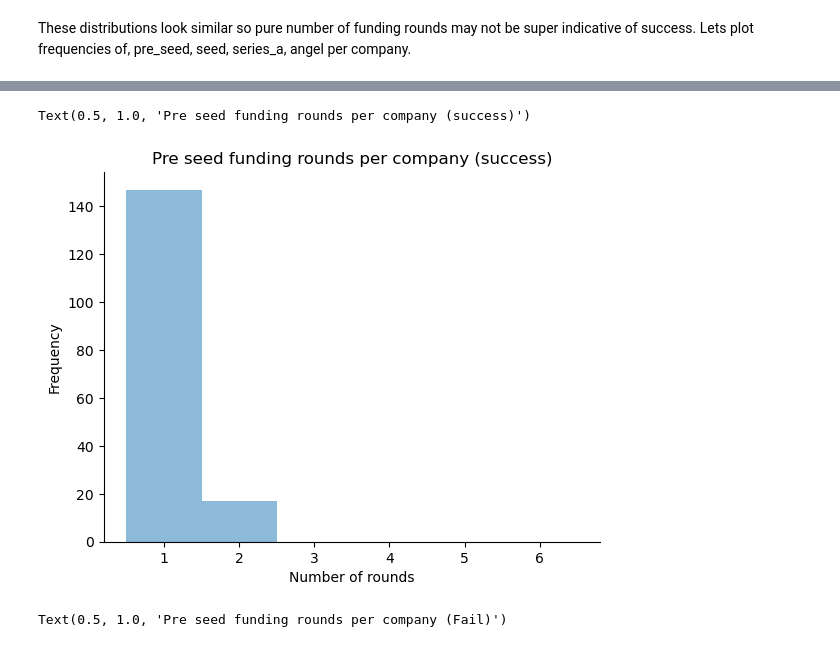
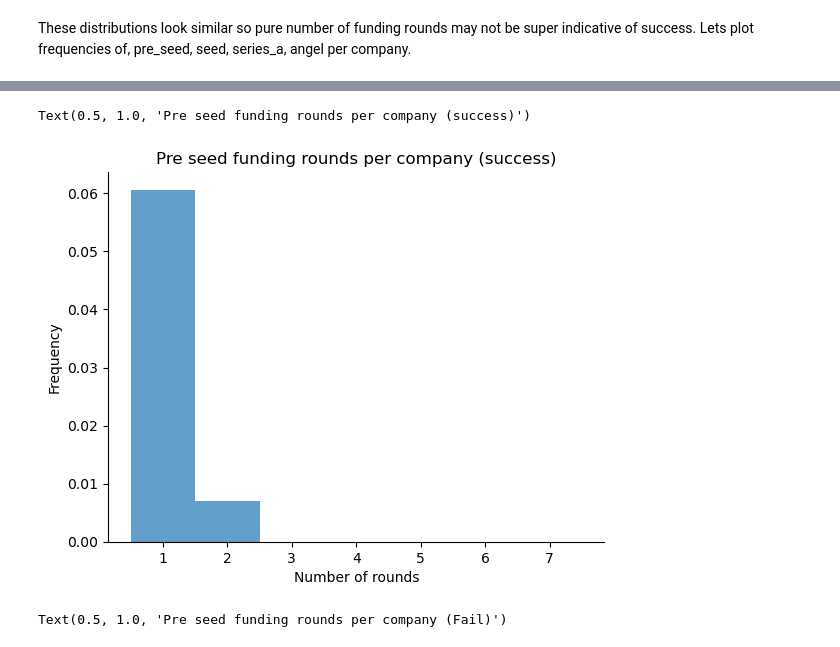
Before and after one commit to velapartners/moneyball-temporal-v1, a Jupyter notebook: feature_exploration.ipynb, the cells around one changed output, grey strips where cells are left out. Cells and saved outputs as stored; diff of their text form; code cells hidden in the pictures.

```diff
--- a/feature_exploration.ipynb
+++ b/feature_exploration.ipynb
@@ -84,18 +64,23 @@ Name: size, Length: 164, dtype: int64
 # %%
 count_df_success = df_rounds_success.groupby(['org_uuid', 'investment_type'], as_index=False).size()
 count_df_fail    = df_rounds_fail.groupby(['org_uuid', 'investment_type'], as_index=False).size()
 
+frequencies = count_df_success.loc[count_df_success['investment_type'] == 'pre_seed', 'size'].value_counts()
+
+frequencies = np.pad(frequencies.to_numpy(), (0,7-frequencies.shape[0]), mode='constant', constant_values=0)
+
+frequencies = frequencies/df_rounds_success['org_uuid'].nunique()
 # lets plot this for successful companies
 fig, ax = plt.subplots()
-ax.hist(count_df_success.loc[count_df_success['investment_type'] == 'pre_seed', 'size'], bins=np.arange(7) + 0.5, alpha=0.5)
+ax.bar(np.arange(1,8), frequencies, alpha=0.7, width=1.0)
 ax.spines.right.set_visible(False)
 ax.spines.top.set_visible(False)
 ax.set_xlabel("Number of rounds")
 ax.set_ylabel("Frequency")
 ax.set_title('Pre seed funding rounds per company (success)')
 # %% [output]
 Text(0.5, 1.0, 'Pre seed funding rounds per company (success)')
-[figure, old version]
+[figure, new version]
 # %%
 # lets plot this for successful companies
 fig, ax = plt.subplots()
```
Also changed, not shown: parts of 5 cells of this notebook.
